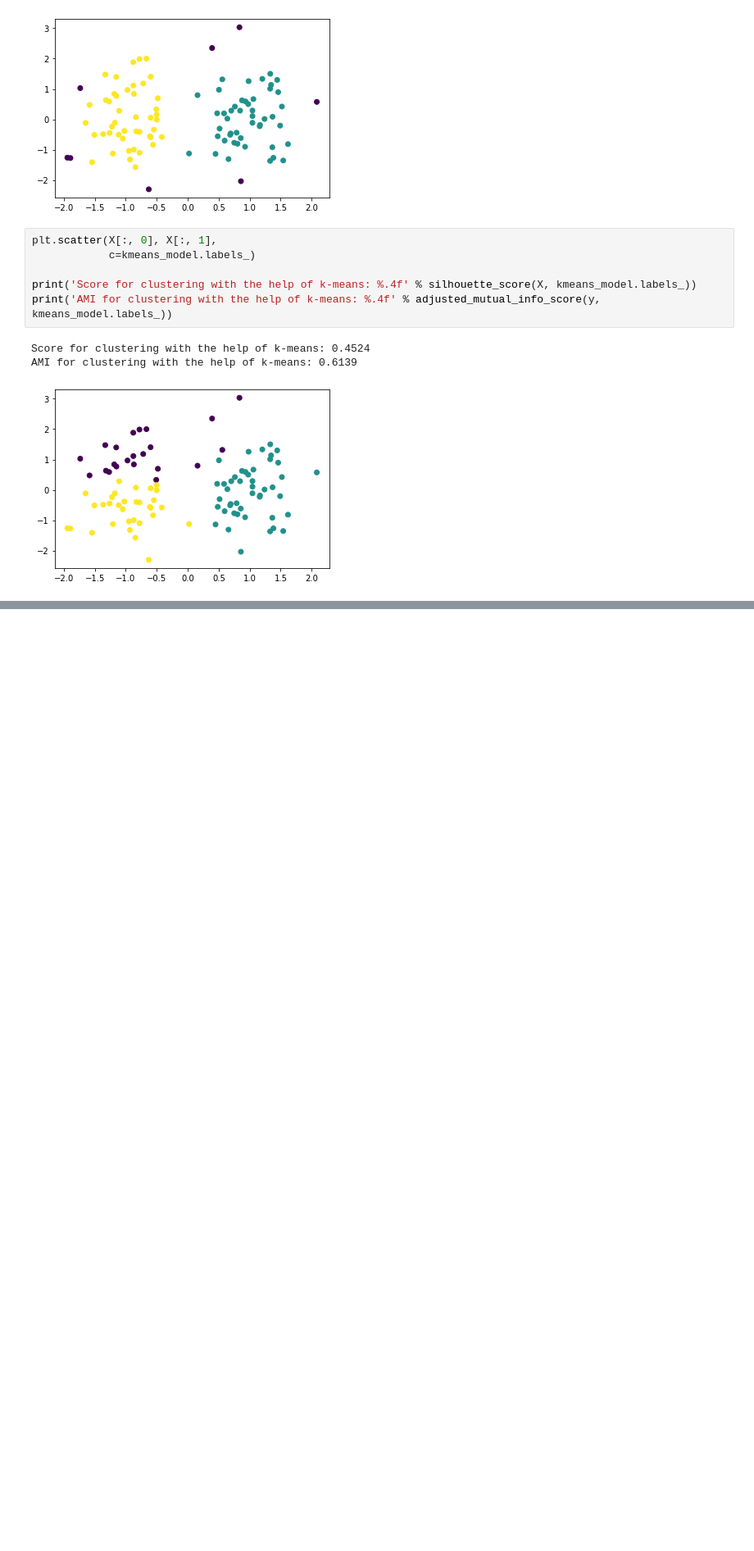
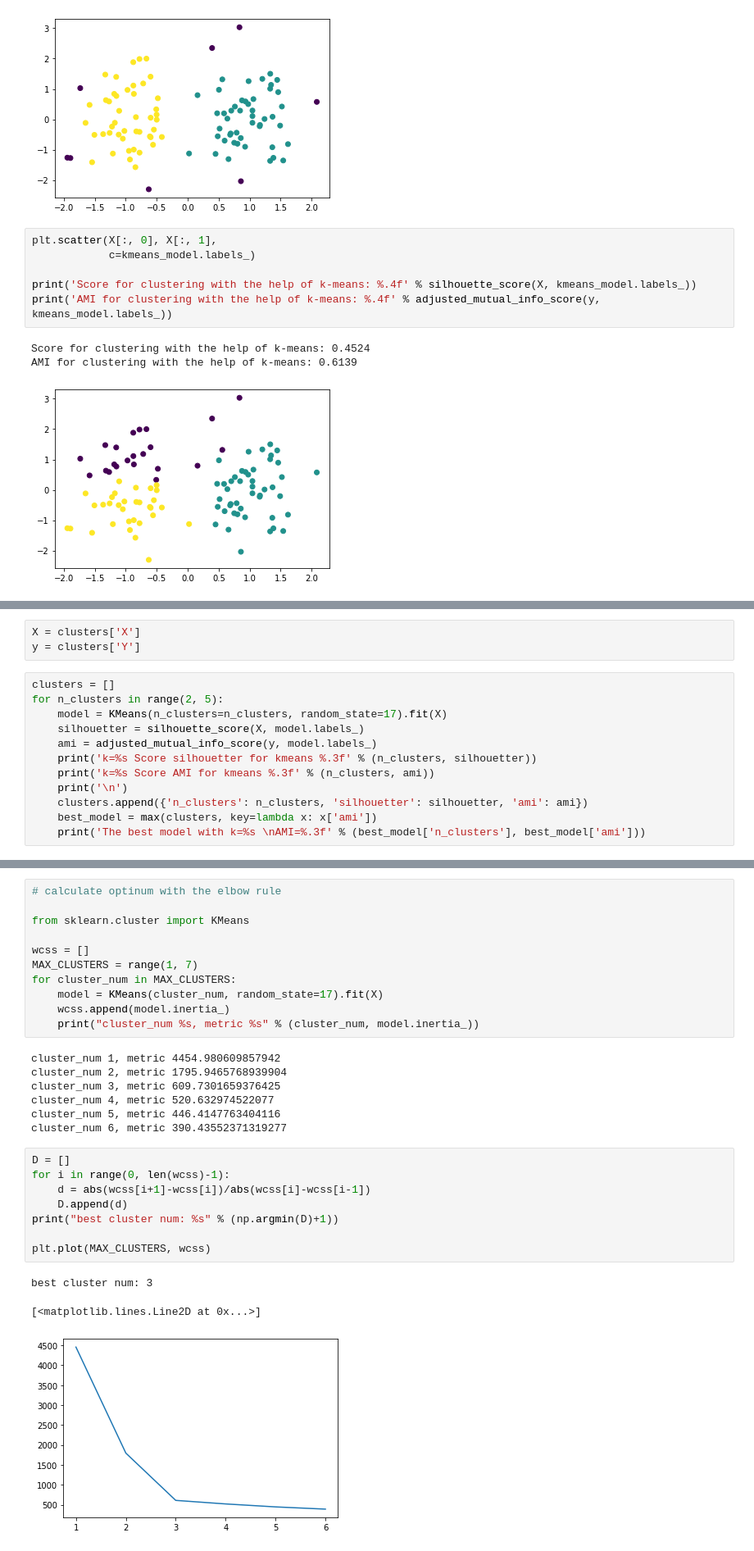
Before and after one commit to Stynic/train_ml_math, a Jupyter notebook: ml/low_level/module_7/notebook_7.ipynb, the cells around one changed output, grey strips where cells are left out. Shown at 82% size. Cells and saved outputs as stored; diff of their text form; blank space fills up the shorter version.

```diff
--- a/ml/low_level/module_7/notebook_7.ipynb
+++ b/ml/low_level/module_7/notebook_7.ipynb
@@ -178,0 +194,15 @@ AMI for clustering with the help of k-means: 0.6139
+# %%
+X = clusters['X']
+y = clusters['Y']
+# %%
+clusters = []
+for n_clusters in range(2, 5):
+    model = KMeans(n_clusters=n_clusters, random_state=17).fit(X)
+    silhouetter = silhouette_score(X, model.labels_)
+    ami = adjusted_mutual_info_score(y, model.labels_)
+    print('k=%s Score silhouetter for kmeans %.3f' % (n_clusters, silhouetter))
+    print('k=%s Score AMI for kmeans %.3f' % (n_clusters, ami))
+    print('\n')
+    clusters.append({'n_clusters': n_clusters, 'silhouetter': silhouetter, 'ami': ami})
+    best_model = max(clusters, key=lambda x: x['ami'])
+    print('The best model with k=%s \nAMI=%.3f' % (best_model['n_clusters'], best_model['ami']))
@@ -178,0 +270,30 @@ AMI for clustering with the help of k-means: 0.6139
+# %%
+# calculate optinum with the elbow rule
+
+from sklearn.cluster import KMeans
+
+wcss = []
+MAX_CLUSTERS = range(1, 7)
+for cluster_num in MAX_CLUSTERS:
+    model = KMeans(cluster_num, random_state=17).fit(X)
+    wcss.append(model.inertia_)
+    print("cluster_num %s, metric %s" % (cluster_num, model.inertia_))
+# %% [output]
+cluster_num 1, metric 4454.980609857942
+cluster_num 2, metric 1795.9465768939904
+cluster_num 3, metric 609.7301659376425
+cluster_num 4, metric 520.632974522077
+cluster_num 5, metric 446.4147763404116
+cluster_num 6, metric 390.43552371319277
+# %%
+D = []
+for i in range(0, len(wcss)-1):
+    d = abs(wcss[i+1]-wcss[i])/abs(wcss[i]-wcss[i-1])
+    D.append(d)
+print("best cluster num: %s" % (np.argmin(D)+1))
+
+plt.plot(MAX_CLUSTERS, wcss)
+# %% [output]
+best cluster num: 3
+[<matplotlib.lines.Line2D at 0x...>]
+[figure, added]
```
Also changed, not shown: parts of 13 cells of this notebook.
